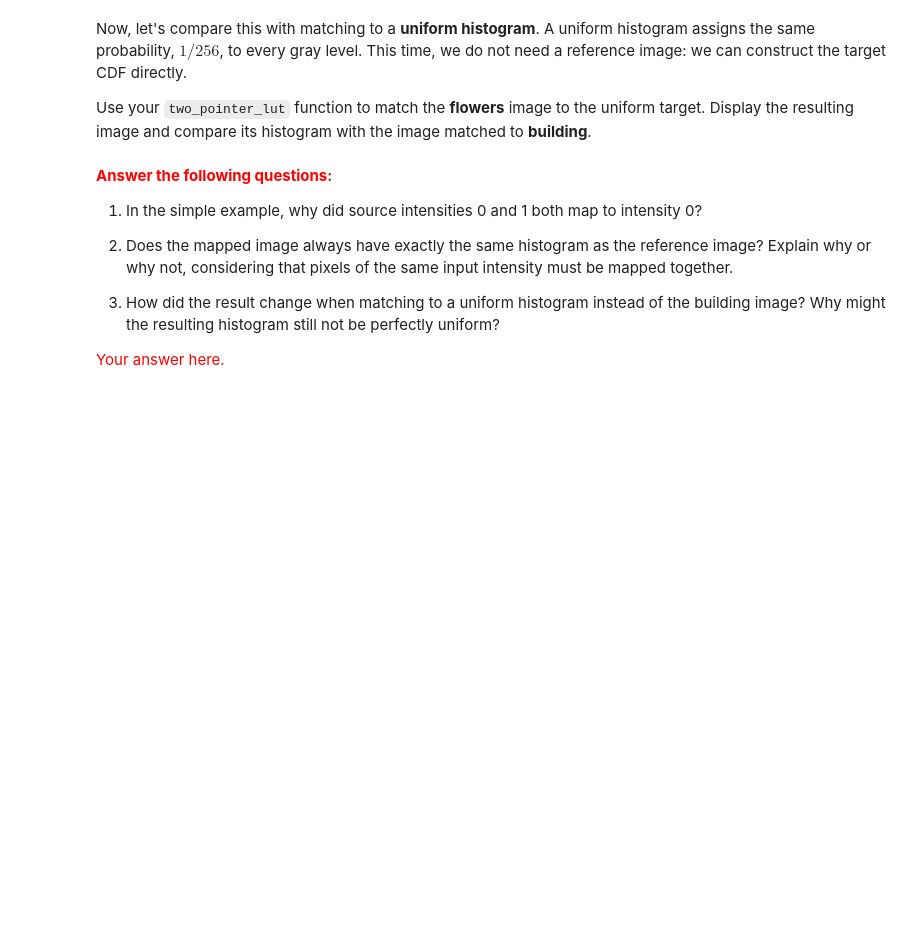
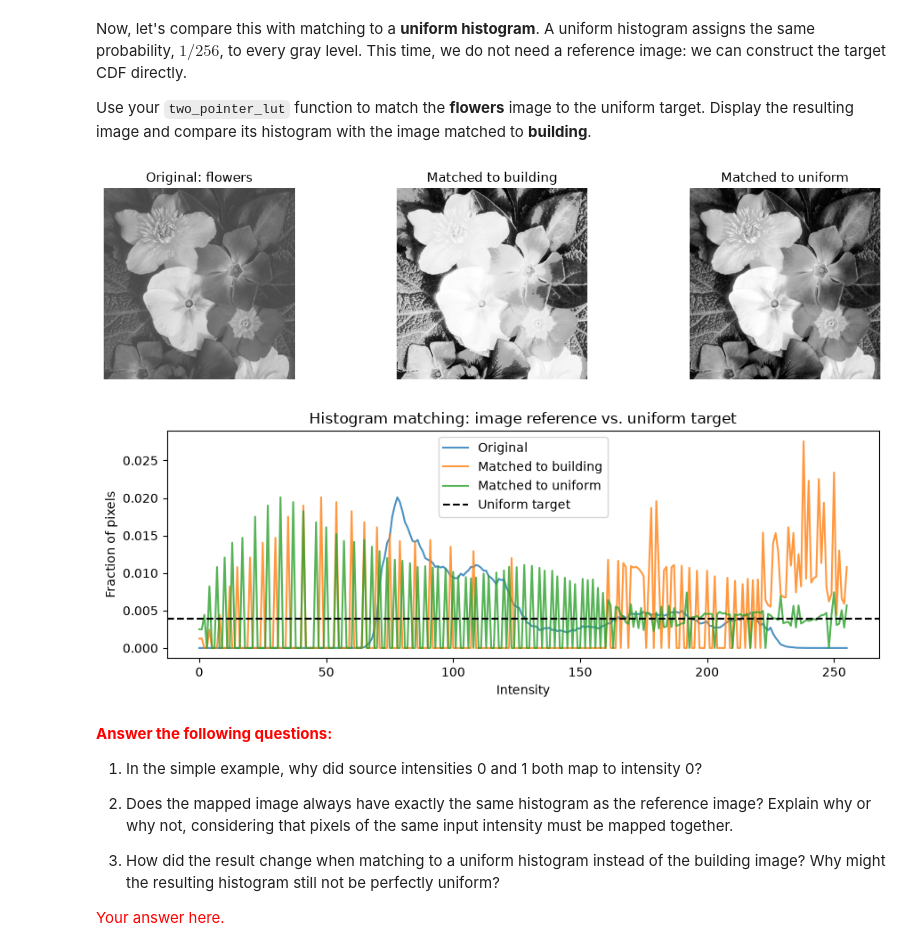
Before and after one commit to ZeidanK/IP-HW, a Jupyter notebook: IP-HW1ori.ipynb, the cells around one changed output. Cells and saved outputs as stored; diff of their text form; code cells hidden in the pictures; blank space fills up the shorter version.

```diff
--- a/IP-HW1ori.ipynb
+++ b/IP-HW1ori.ipynb
@@ -98,7 +98,7 @@ def show_side_by_side(a, b, ta="A", tb="B", cmap='gray'):
 
 images_q1 = {
     'flowers': imread_gray(os.path.join(data_root_q1, 'flowers.png')),
-    'xray': imread_gray(os.path.join(data_root_q1, 'Xray.png')),
+    'xray': imread_gray(os.path.join(data_root_q1, 'xray.png')),
     'building': imread_gray(os.path.join(data_root_q1, 'building.png')),
 }
 
@@ -266,12 +326,32 @@ def two_pointer_lut(source_cdf: np.ndarray,
                     reference_cdf: np.ndarray) -> np.ndarray:
     """Return a monotone uint8 LUT of length 256 using TWO advancing pointers."""
     # TODO: walk through both CDFs without restarting the reference pointer
+
+    lut = np.empty(256, dtype=np.uint8)
+    reference_level = 0
+
+    # Both CDFs are nondecreasing, so the reference pointer only moves forward.
+    for source_level in range(256):
+        # Stop at the first reference level whose CDF reaches the source CDF.
+        while (reference_level < 255 and
+               reference_cdf[reference_level] < source_cdf[source_level]):
+            reference_level += 1
+        lut[source_level] = reference_level
+
+    return lut
+
     raise NotImplementedError
 
 
 def histogram_match(source: np.ndarray, reference: np.ndarray):
     """Return (mapped_image, LUT) using hist_stats and two_pointer_lut."""
     # TODO: compute the source/reference CDFs, then apply your LUT
+
+    source_cdf = hist_stats(source)[1]
+    reference_cdf = hist_stats(reference)[1]
+    lut = two_pointer_lut(source_cdf, reference_cdf)
+    return lut[source], lut
+
     raise NotImplementedError
 # %% [markdown]
 Let's start with a simple example before moving to real images.
@@ -317,29 +403,40 @@ Use your `two_pointer_lut` function to match the <b>flowers</b> image to the uni
 # %%
 # A uniform histogram has probability 1/256 for each gray level.
 uniform_cdf = np.cumsum(np.ones(256) / 256)
 source_cdf = hist_stats(source)[1]
 
 # TODO: use two_pointer_lut to construct a LUT for the uniform target
 # TODO: apply this LUT to the flowers image and store it as uniform_mapped
-raise NotImplementedError
+
+# A uniform target gives each of the 256 gray levels probability 1/256.
+# Reuse the two-pointer LUT, then apply the same mapping to every pixel.
+uniform_lut = two_pointer_lut(source_cdf, uniform_cdf)
+uniform_mapped = uniform_lut[source]
+
+# Keep the original placeholder line, but disable it now that this cell is filled.
+if False:
+    raise NotImplementedError
 
 fig, axes = plt.subplots(1, 3, figsize=(12, 3))
 for ax, (name, img) in zip(axes, [
     ('Original: flowers', source),
     ('Matched to building', mapped),
     ('Matched to uniform', uniform_mapped)]):
     ax.imshow(img, cmap='gray', vmin=0, vmax=255)
     ax.set_title(name); ax.axis('off')
 plt.tight_layout(); plt.show()
 
 plt.figure(figsize=(9, 3.5))
 for name, img in [('Original', source), ('Matched to building', mapped),
                   ('Matched to uniform', uniform_mapped)]:
     plt.plot(np.arange(256), histogram(img) / img.size, label=name, alpha=.8)
 plt.axhline(1/256, color='black', linestyle='--', label='Uniform target')
 plt.xlabel('Intensity'); plt.ylabel('Fraction of pixels')
 plt.title('Histogram matching: image reference vs. uniform target')
 plt.legend(); plt.tight_layout(); plt.show()
+# %% [output]
+[figure, added]
+[figure, added]
 # %% [markdown]
 <font color='red'><b>Answer the following questions:</b>
 
```
Also changed, not shown: parts of 14 cells of this notebook, 1 other file.
